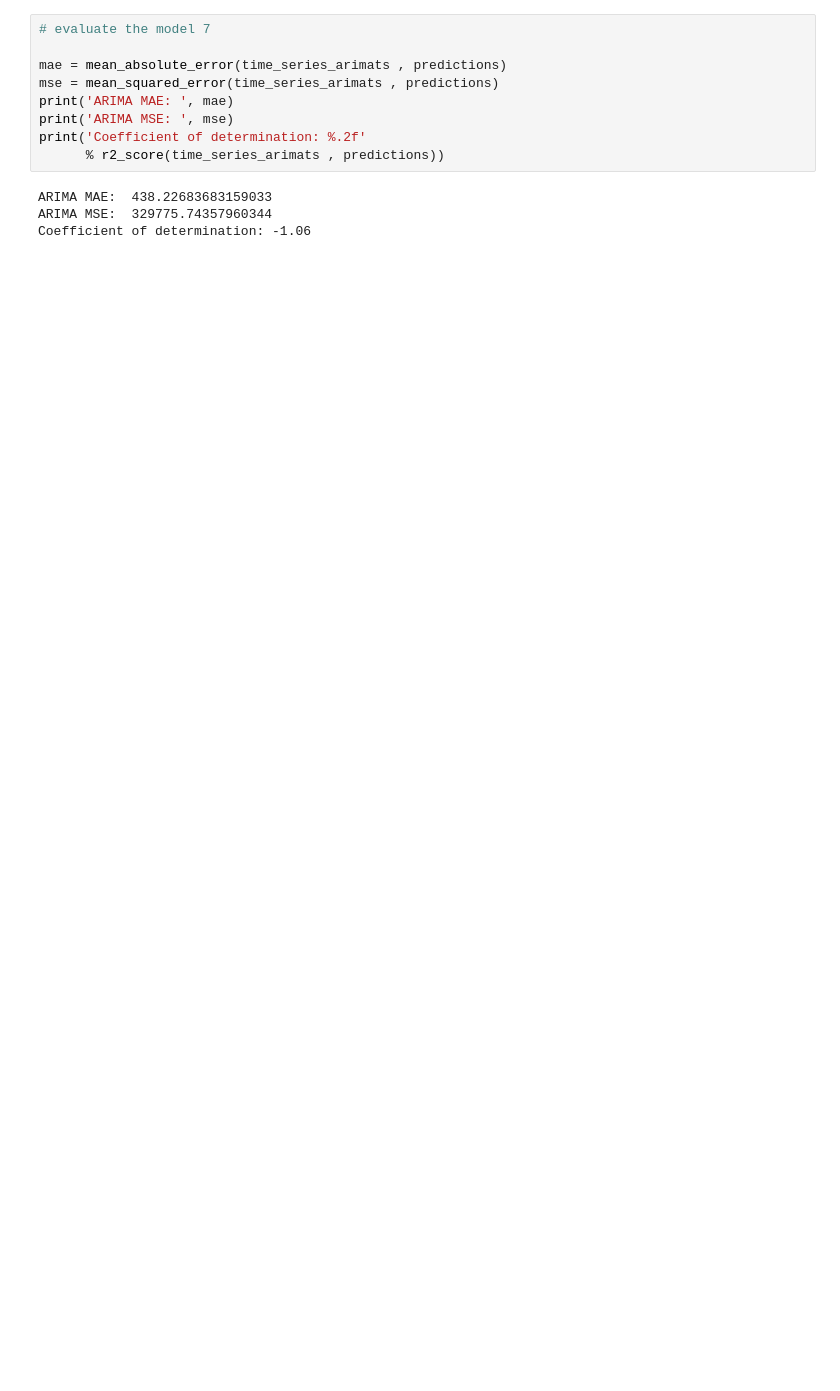
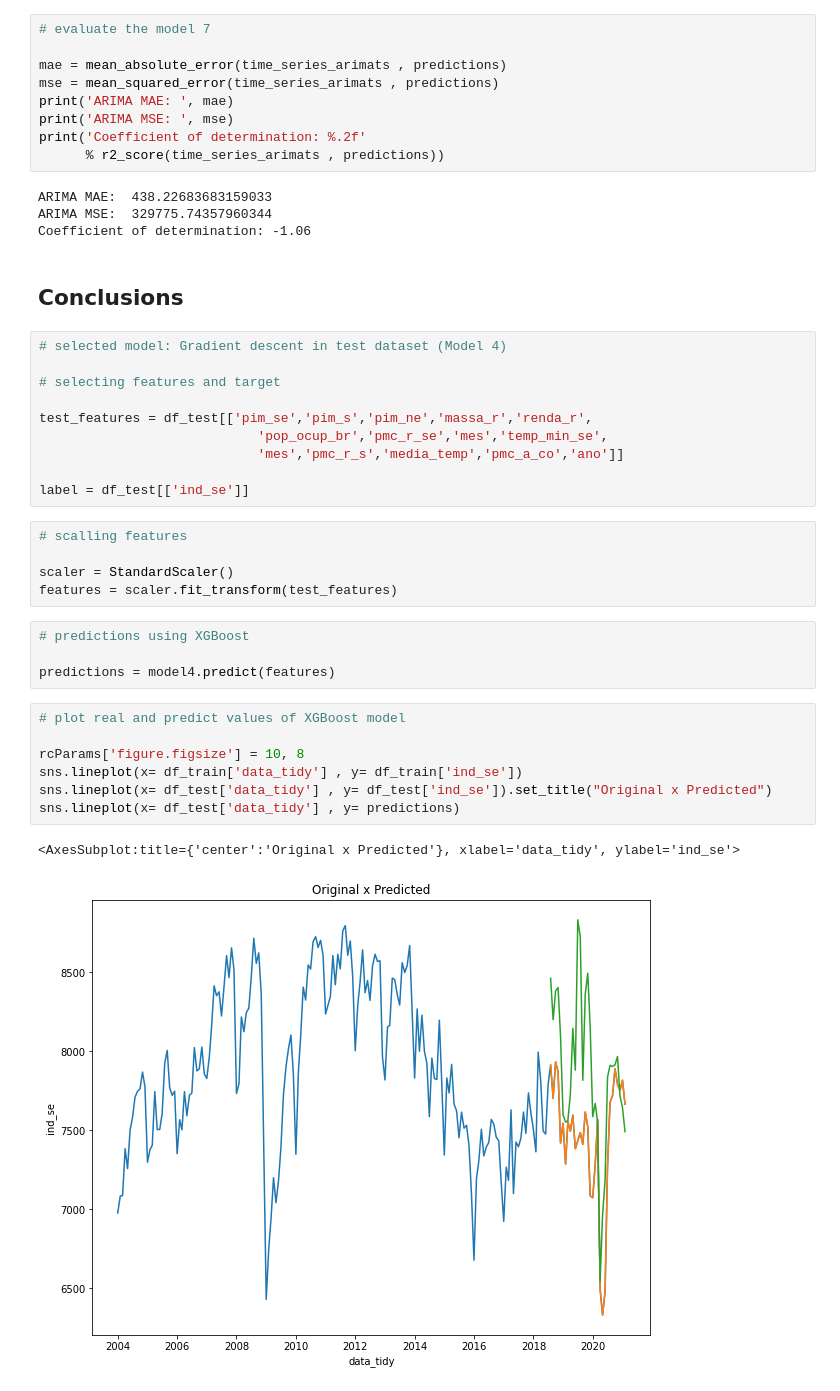
Before and after one commit to Gabrieleas10/4intelligence_case, a Jupyter notebook: scripts/4intelligence_case_Q2.ipynb, the cells around one changed output. Drawn from its saved outputs; the diff is of its cells as text; blank space fills up the shorter version.

```diff
--- a/scripts/4intelligence_case_Q2.ipynb
+++ b/scripts/4intelligence_case_Q2.ipynb
@@ -539,3 +520,34 @@ print('Coefficient of determination: %.2f'
 ARIMA MAE:  438.22683683159033
 ARIMA MSE:  329775.74357960344
 Coefficient of determination: -1.06
+# %% [markdown]
+## Conclusions
+# %%
+# selected model: Gradient descent in test dataset (Model 4)
+
+# selecting features and target
+
+test_features = df_test[['pim_se','pim_s','pim_ne','massa_r','renda_r',
+                            'pop_ocup_br','pmc_r_se','mes','temp_min_se',
+                            'mes','pmc_r_s','media_temp','pmc_a_co','ano']]
+
+label = df_test[['ind_se']]
+# %%
+# scalling features
+
+scaler = StandardScaler()
+features = scaler.fit_transform(test_features)
+# %%
+# predictions using XGBoost
+
+predictions = model4.predict(features)
+# %%
+# plot real and predict values of XGBoost model
+
+rcParams['figure.figsize'] = 10, 8
+sns.lineplot(x= df_train['data_tidy'] , y= df_train['ind_se'])
+sns.lineplot(x= df_test['data_tidy'] , y= df_test['ind_se']).set_title("Original x Predicted")
+sns.lineplot(x= df_test['data_tidy'] , y= predictions)
+# %% [output]
+<AxesSubplot:title={'center':'Original x Predicted'}, xlabel='data_tidy', ylabel='ind_se'>
+[figure, added]
```
Also changed, not shown: parts of 18 cells of this notebook.
